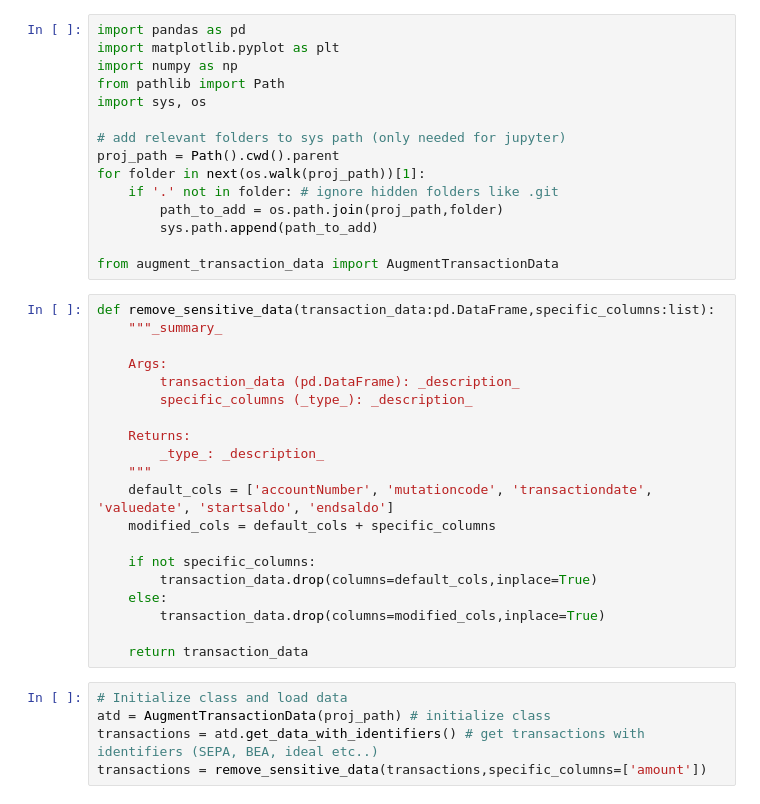
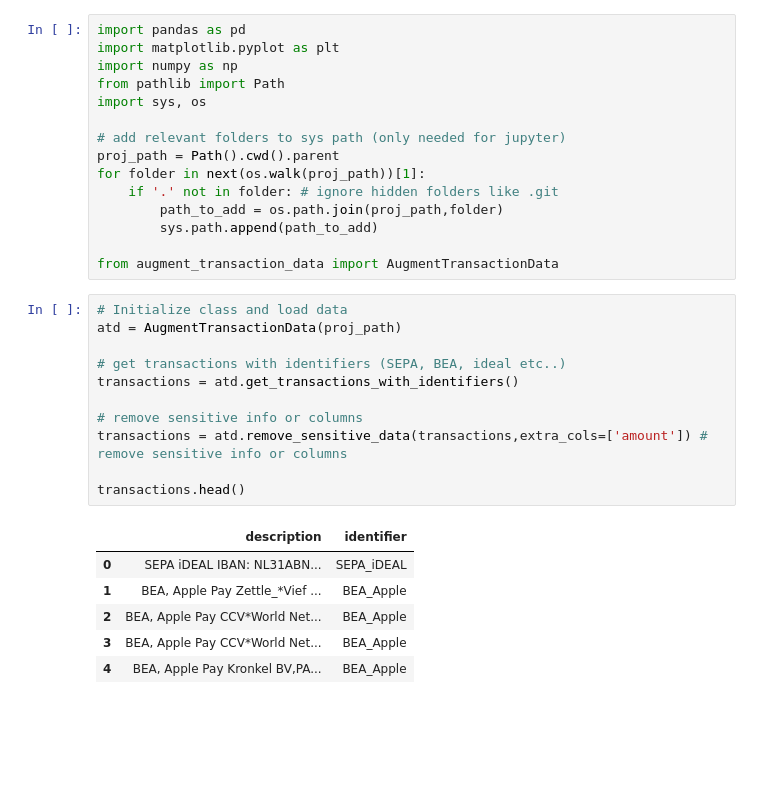
Before and after one commit to ShekharNarayanan/finance_viz, a Jupyter notebook: tutorial_notebooks/process_descriptions.ipynb, the cells around one changed output. Cells and saved outputs as stored; diff of their text form; blank space fills up the shorter version.

```diff
--- a/tutorial_notebooks/process_descriptions.ipynb
+++ b/tutorial_notebooks/process_descriptions.ipynb
@@ -13,28 +13,21 @@ for folder in next(os.walk(proj_path))[1]:
         sys.path.append(path_to_add)
 
 from augment_transaction_data import AugmentTransactionData
-# %%
-def remove_sensitive_data(transaction_data:pd.DataFrame,specific_columns:list):
-    """_summary_
-
-    Args:
-        transaction_data (pd.DataFrame): _description_
-        specific_columns (_type_): _description_
-
-    Returns:
-        _type_: _description_
-    """
-    default_cols = ['accountNumber', 'mutationcode', 'transactiondate', 'valuedate', 'startsaldo', 'endsaldo']
-    modified_cols = default_cols + specific_columns
-
-    if not specific_columns:
-        transaction_data.drop(columns=default_cols,inplace=True)
-    else:
-        transaction_data.drop(columns=modified_cols,inplace=True)
-
-    return transaction_data
 # %%
 # Initialize class and load data
-atd = AugmentTransactionData(proj_path) # initialize class
-transactions = atd.get_data_with_identifiers() # get transactions with identifiers (SEPA, BEA, ideal etc..)
-transactions = remove_sensitive_data(transactions,specific_columns=['amount'])
+atd = AugmentTransactionData(proj_path)
+
+# get transactions with identifiers (SEPA, BEA, ideal etc..)
+transactions = atd.get_transactions_with_identifiers()
+
+# remove sensitive info or columns
+transactions = atd.remove_sensitive_data(transactions,extra_cols=['amount']) # remove sensitive info or columns
+
+transactions.head()
+# %% [output]
+|  | description | identifier |
+| 0 | SEPA iDEAL IBAN: NL31ABN... | SEPA_iDEAL |
+| 1 | BEA, Apple Pay Zettle_*Vief ... | BEA_Apple |
+| 2 | BEA, Apple Pay CCV*World Net... | BEA_Apple |
+| 3 | BEA, Apple Pay CCV*World Net... | BEA_Apple |
+| 4 | BEA, Apple Pay Kronkel BV,PA... | BEA_Apple |
```
Also changed, not shown: parts of 4 cells of this notebook, 2 other files.
